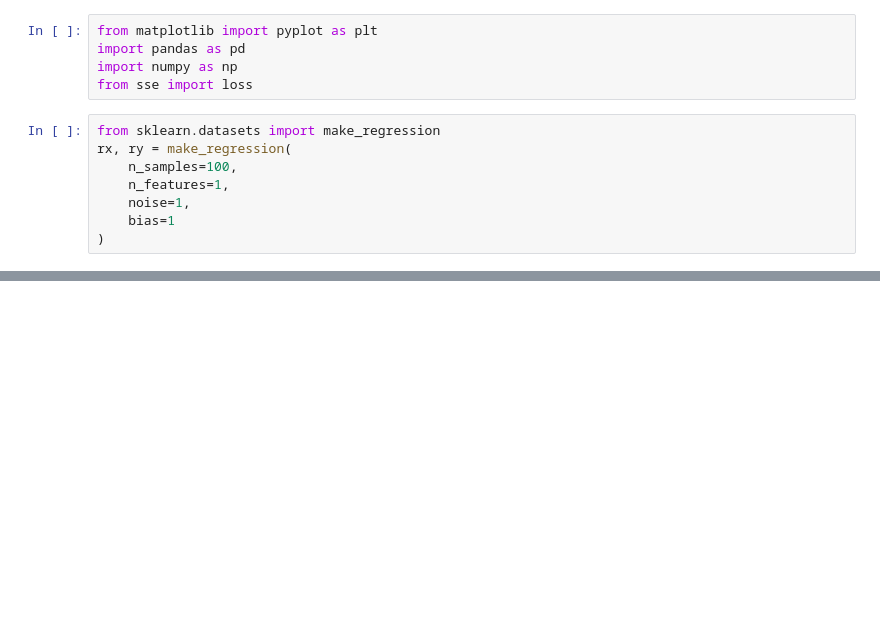
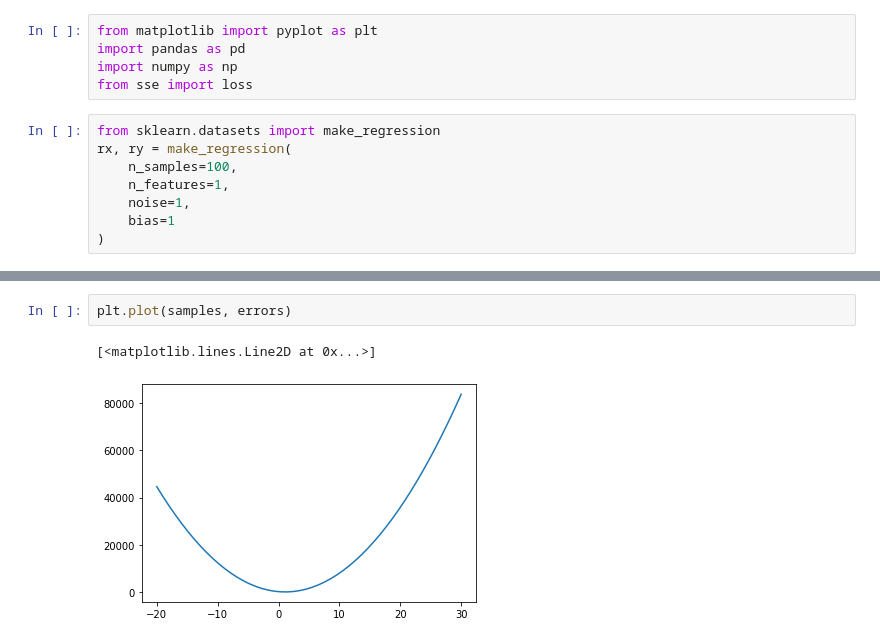
Before and after one commit to carjeff/Machine-Learning, a Jupyter notebook: 05-linear-regression/sse.ipynb, the cells around one changed output, grey strips where cells are left out. Cells and saved outputs as stored; diff of their text form; blank space fills up the shorter version.

```diff
--- a/05-linear-regression/sse.ipynb
+++ b/05-linear-regression/sse.ipynb
@@ -57,0 +103,5 @@ plt.plot(samples, errors)
+# %%
+plt.plot(samples, errors)
+# %% [output]
+[<matplotlib.lines.Line2D at 0x...>]
+[figure, added]
```
Also changed, not shown: parts of 10 cells of this notebook, 5 other files.
